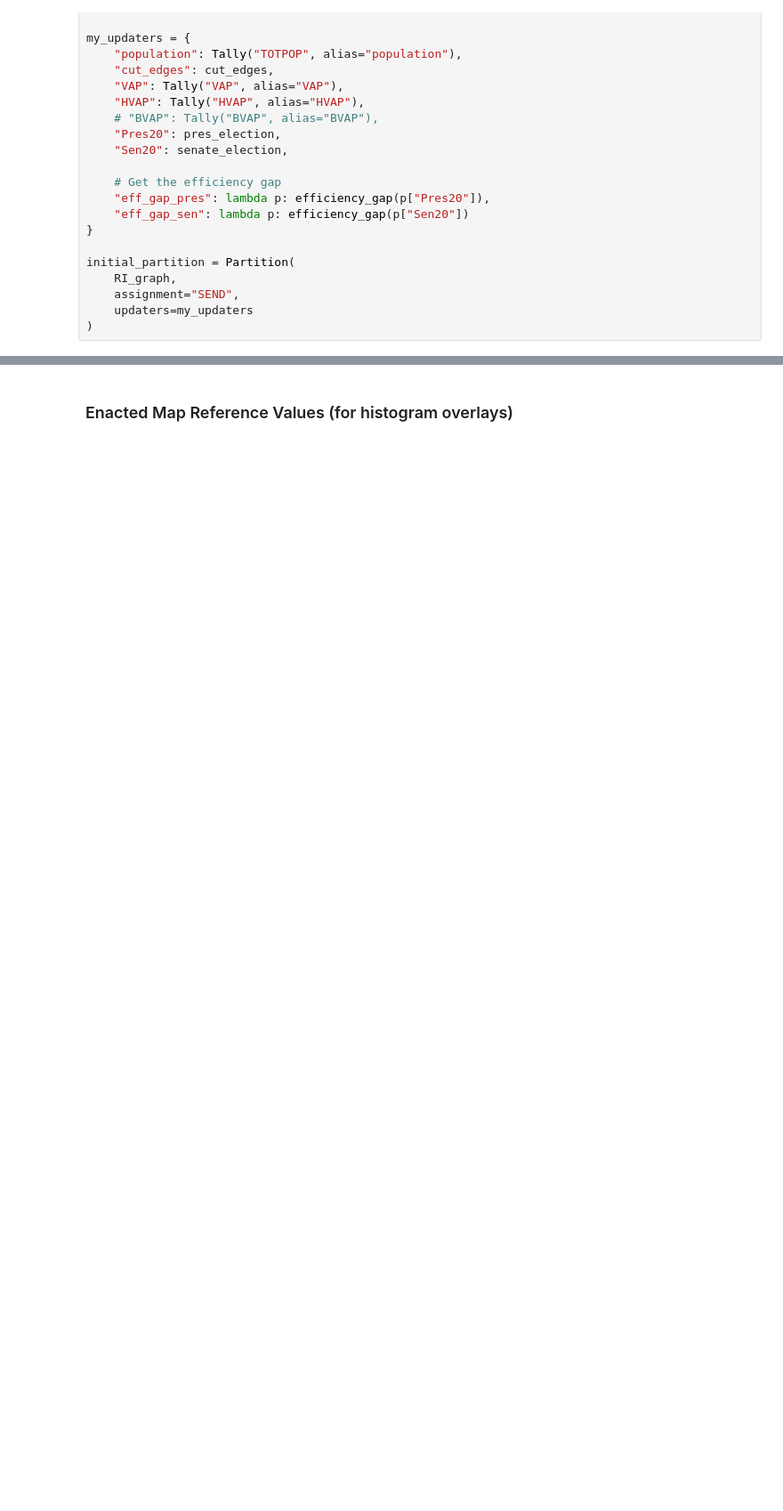
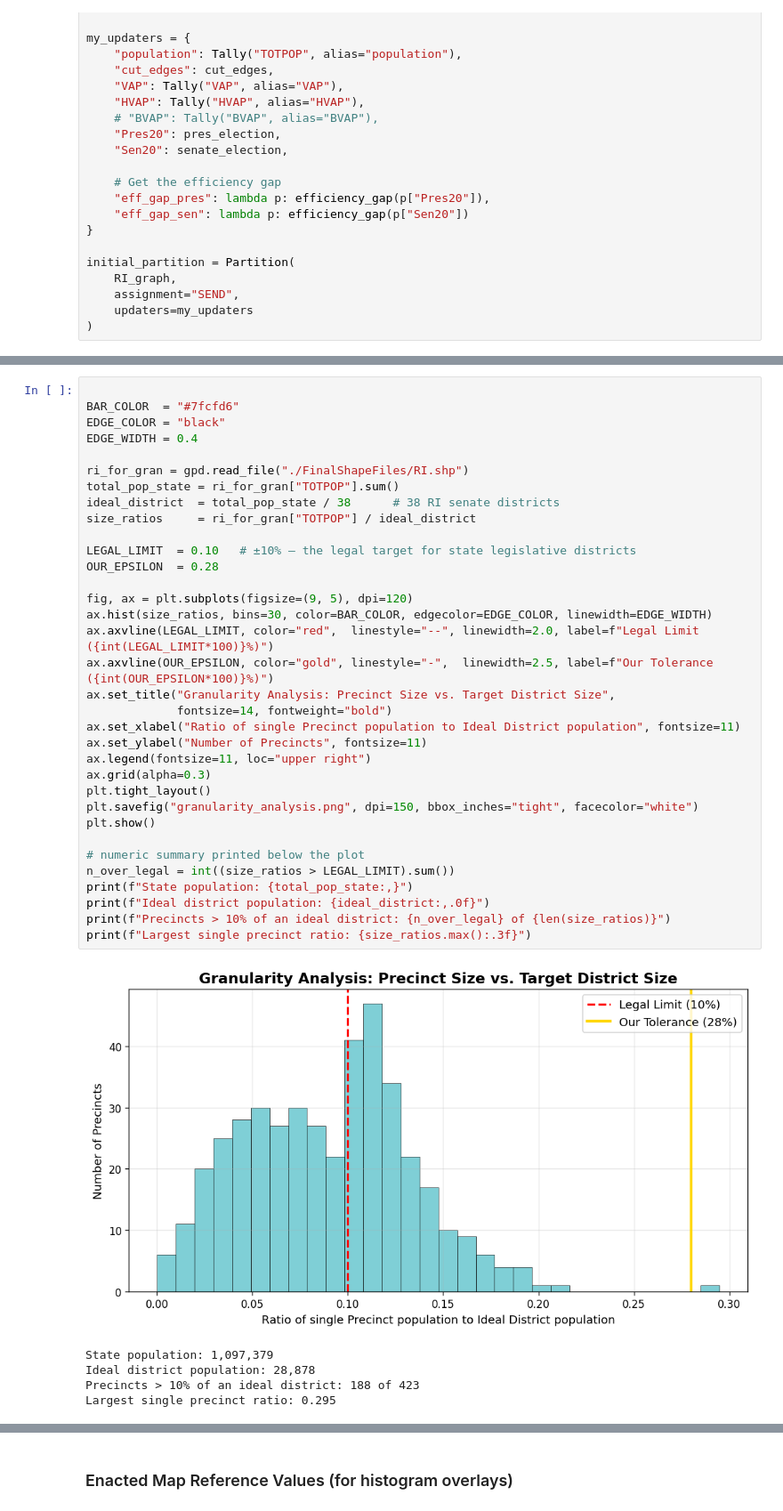
Before and after one commit to TianqiMin8/CS464FinalProject, a Jupyter notebook: FinalProjectChain.ipynb, the cells around one changed output, grey strips where cells are left out. Shown at 89% size. Drawn from its saved outputs; the diff is of its cells as text; blank space fills up the shorter version.

```diff
--- a/FinalProjectChain.ipynb
+++ b/FinalProjectChain.ipynb
@@ -139,3 +143,43 @@ initial_partition = Partition(
+# %%
+
+BAR_COLOR  = "#7fcfd6"
+EDGE_COLOR = "black"
+EDGE_WIDTH = 0.4
+
+ri_for_gran = gpd.read_file("./FinalShapeFiles/RI.shp")
+total_pop_state = ri_for_gran["TOTPOP"].sum()
+ideal_district  = total_pop_state / 38      # 38 RI senate districts
+size_ratios     = ri_for_gran["TOTPOP"] / ideal_district
+
+LEGAL_LIMIT  = 0.10   # ±10% — the legal target for state legislative districts
+OUR_EPSILON  = 0.28
+
+fig, ax = plt.subplots(figsize=(9, 5), dpi=120)
+ax.hist(size_ratios, bins=30, color=BAR_COLOR, edgecolor=EDGE_COLOR, linewidth=EDGE_WIDTH)
+ax.axvline(LEGAL_LIMIT, color="red",  linestyle="--", linewidth=2.0, label=f"Legal Limit ({int(LEGAL_LIMIT*100)}%)")
+ax.axvline(OUR_EPSILON, color="gold", linestyle="-",  linewidth=2.5, label=f"Our Tolerance ({int(OUR_EPSILON*100)}%)")
+ax.set_title("Granularity Analysis: Precinct Size vs. Target District Size",
+             fontsize=14, fontweight="bold")
+ax.set_xlabel("Ratio of single Precinct population to Ideal District population", fontsize=11)
+ax.set_ylabel("Number of Precincts", fontsize=11)
+ax.legend(fontsize=11, loc="upper right")
+ax.grid(alpha=0.3)
+plt.tight_layout()
+plt.savefig("granularity_analysis.png", dpi=150, bbox_inches="tight", facecolor="white")
+plt.show()
+
+# numeric summary printed below the plot
+n_over_legal = int((size_ratios > LEGAL_LIMIT).sum())
+print(f"State population: {total_pop_state:,}")
+print(f"Ideal district population: {ideal_district:,.0f}")
+print(f"Precincts > 10% of an ideal district: {n_over_legal} of {len(size_ratios)}")
+print(f"Largest single precinct ratio: {size_ratios.max():.3f}")
+# %% [output]
+[figure, added]
+State population: 1,097,379
+Ideal district population: 28,878
+Precincts > 10% of an ideal district: 188 of 423
+Largest single precinct ratio: 0.295
 # %%
 ri_data = gpd.read_file("./FinalShapeFiles/RI.shp")
 district_summary = ri_data.groupby("SEND")["TOTPOP"].sum()
```
Also changed, not shown: parts of 8 cells of this notebook.
